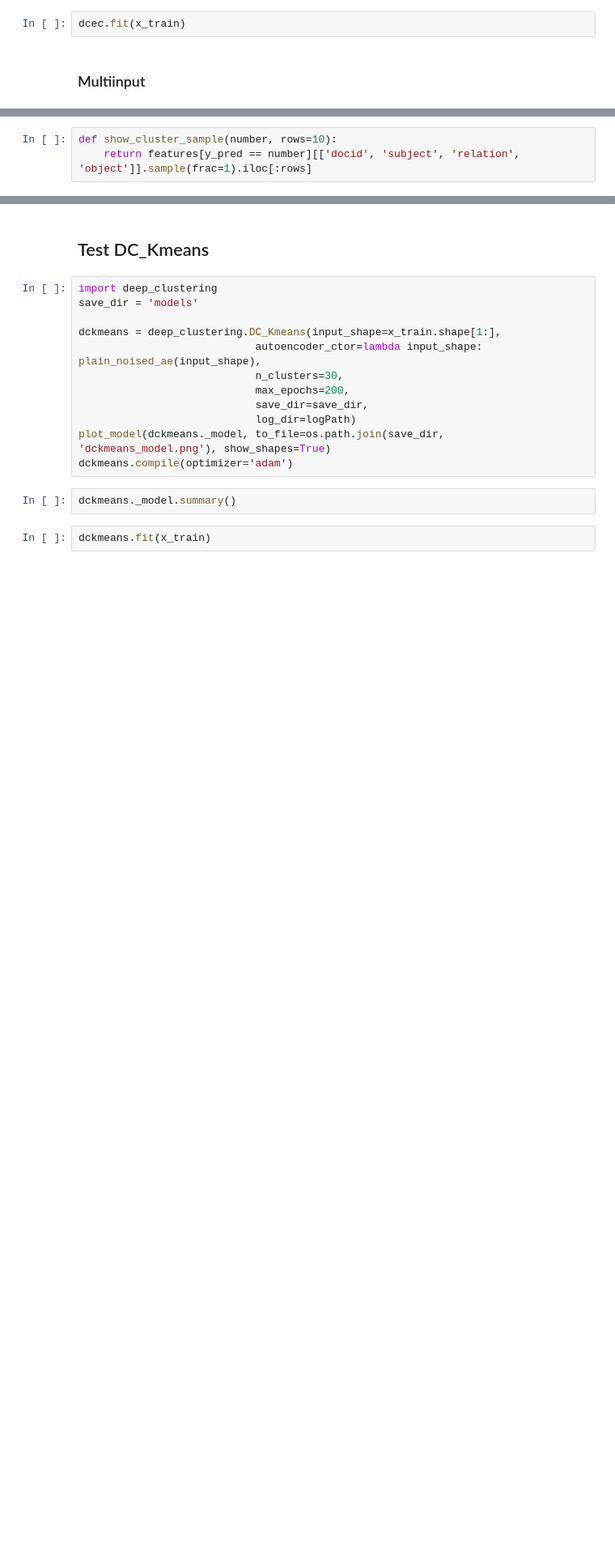
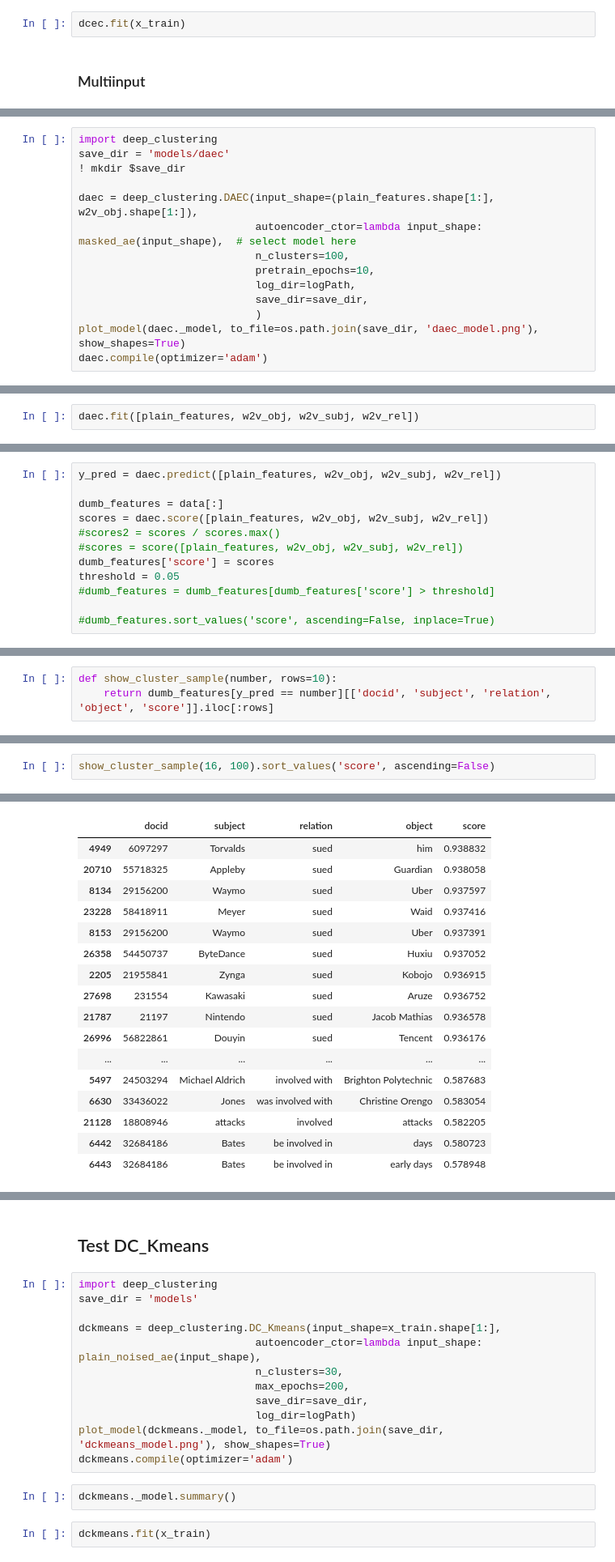
Before and after one commit to tchewik/unsupervised_openie, a Jupyter notebook: train_models.ipynb, the cells around one changed output, grey strips where cells are left out. Shown at 81% size. Saved outputs shown, nothing was run; the diff lists cells and outputs as text; blank space fills up the shorter version.

Commit message:
various dc models

```diff
--- a/train_models.ipynb
+++ b/train_models.ipynb
@@ -409,0 +416,14 @@ y_pred = dcec._y_pred
+# %%
+import deep_clustering
+save_dir = 'models/daec'
+! mkdir $save_dir
+
+daec = deep_clustering.DAEC(input_shape=(plain_features.shape[1:], w2v_obj.shape[1:]),
+                            autoencoder_ctor=lambda input_shape: masked_ae(input_shape),  # select model here
+                            n_clusters=100,
+                            pretrain_epochs=10,
+                            log_dir=logPath,
+                            save_dir=save_dir,
+                            )
+plot_model(daec._model, to_file=os.path.join(save_dir, 'daec_model.png'), show_shapes=True)
+daec.compile(optimizer='adam')
@@ -409,0 +452,2 @@ y_pred = dcec._y_pred
+# %%
+daec.fit([plain_features, w2v_obj, w2v_subj, w2v_rel])
@@ -409,0 +482,12 @@ y_pred = dcec._y_pred
+# %%
+y_pred = daec.predict([plain_features, w2v_obj, w2v_subj, w2v_rel])
+
+dumb_features = data[:]
+scores = daec.score([plain_features, w2v_obj, w2v_subj, w2v_rel])
+#scores2 = scores / scores.max()
+#scores = score([plain_features, w2v_obj, w2v_subj, w2v_rel])
+dumb_features['score'] = scores
+threshold = 0.05
+#dumb_features = dumb_features[dumb_features['score'] > threshold]
+
+#dumb_features.sort_values('score', ascending=False, inplace=True)
@@ -410,4 +500,4 @@ y_pred = dcec._y_pred
 # %%
 def show_cluster_sample(number, rows=10):
-    return features[y_pred == number][['docid', 'subject', 'relation', 'object']].sample(frac=1).iloc[:rows]
+    return dumb_features[y_pred == number][['docid', 'subject', 'relation', 'object', 'score']].iloc[:rows]
 # %%
@@ -432 +522,4 @@ purchased program in                    1
 Name: relation, dtype: int64
+# %%
+show_cluster_sample(16, 100).sort_values('score', ascending=False)
+# %% [output]
@@ -432,0 +545,17 @@ Name: relation, dtype: int64
+|  | docid | subject | relation | object | score |
+| 4949 | 6097297 | Torvalds | sued | him | 0.938832 |
+| 20710 | 55718325 | Appleby | sued | Guardian | 0.938058 |
+| 8134 | 29156200 | Waymo | sued | Uber | 0.937597 |
+| 23228 | 58418911 | Meyer | sued | Waid | 0.937416 |
+| 8153 | 29156200 | Waymo | sued | Uber | 0.937391 |
+| 26358 | 54450737 | ByteDance | sued | Huxiu | 0.937052 |
+| 2205 | 21955841 | Zynga | sued | Kobojo | 0.936915 |
+| 27698 | 231554 | Kawasaki | sued | Aruze | 0.936752 |
+| 21787 | 21197 | Nintendo | sued | Jacob Mathias | 0.936578 |
+| 26996 | 56822861 | Douyin | sued | Tencent | 0.936176 |
+| ... | ... | ... | ... | ... | ... |
+| 5497 | 24503294 | Michael Aldrich | involved with | Brighton Polytechnic | 0.587683 |
+| 6630 | 33436022 | Jones | was involved with | Christine Orengo | 0.583054 |
+| 21128 | 18808946 | attacks | involved | attacks | 0.582205 |
+| 6442 | 32684186 | Bates | be involved in | days | 0.580723 |
+| 6443 | 32684186 | Bates | be involved in | early days | 0.578948 |
```
Also changed, not shown: parts of 67 cells of this notebook, 2 other files.
